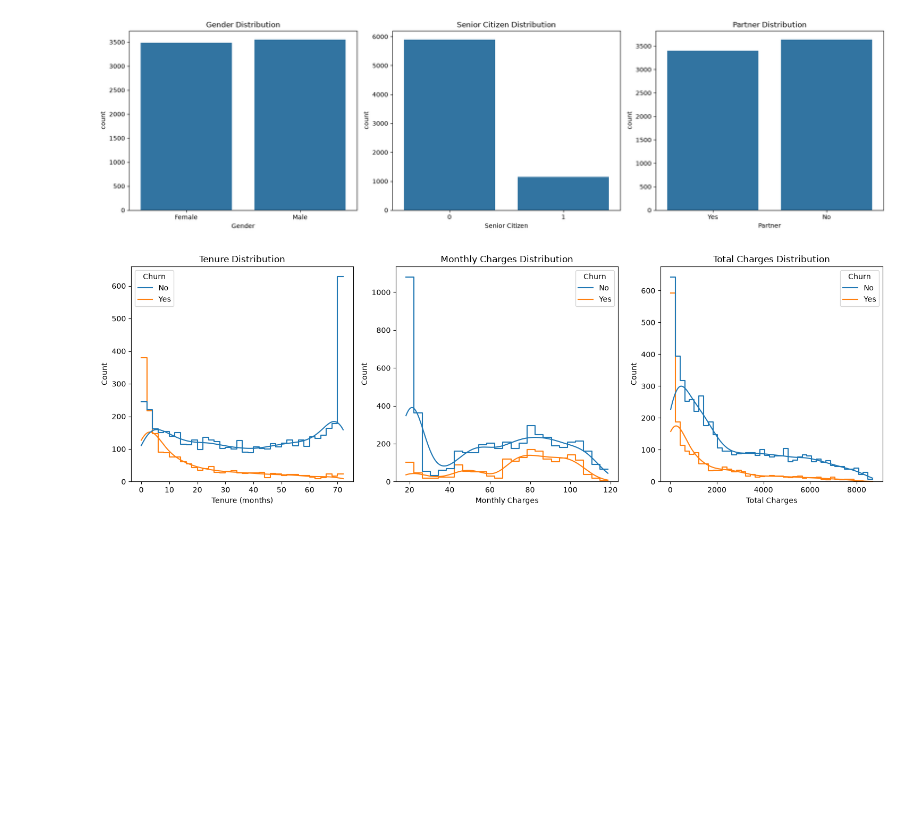
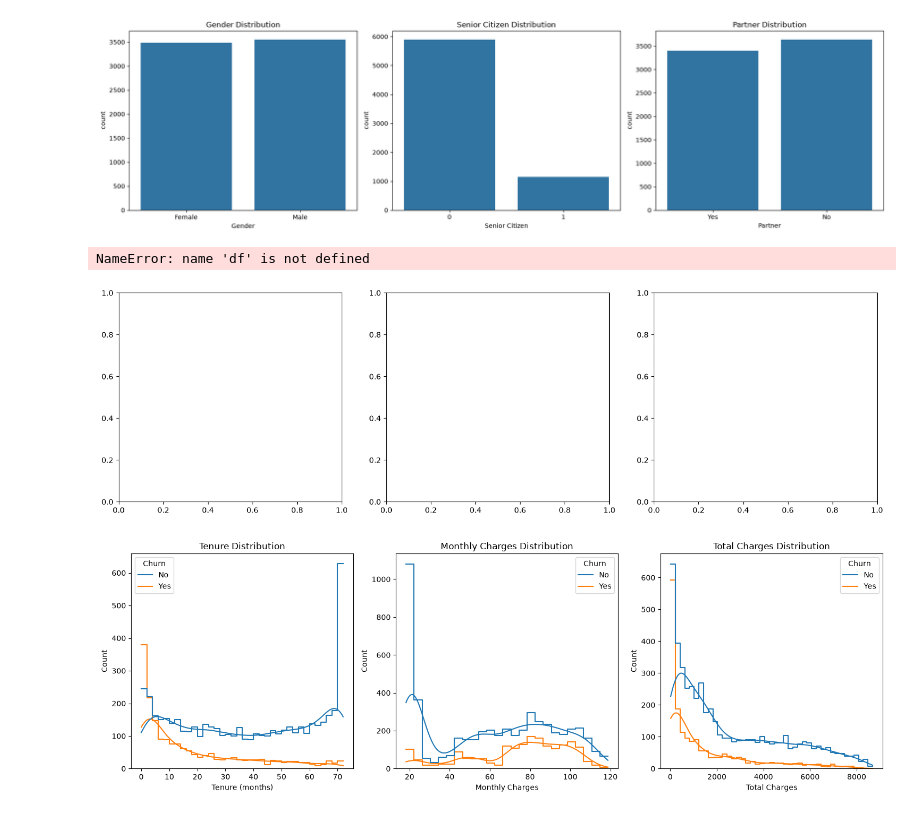
Before and after one commit to reda-guemry/telco-customer-segmentation-churn, a Jupyter notebook: notebooks/02_data_visualization.ipynb, the cells around one changed output. Drawn from its saved outputs; the diff is of its cells as text; code cells hidden in the pictures; blank space fills up the shorter version.

```diff
--- a/notebooks/02_data_visualization.ipynb
+++ b/notebooks/02_data_visualization.ipynb
@@ -44,6 +46,29 @@ axes[2].set_xlabel('Partner')
 plt.tight_layout()
 # %% [output]
 [figure]
+# %%
+fig , axes = plt.subplots(1, 3, figsize=(18, 5))
+
+sns.histplot(data=df, x='tenure', bins=30, kde=True, ax=axes[0])
+plt.axvline(df['tenure'].mean(), color='r', linestyle='--', label='Mean')
+plt.axvline(df['tenure'].median(), color='g', linestyle='-', label='Median')
+axes[0].set_title('Tenure Distribution')
+axes[0].set_xlabel('Tenure (months)')
+
+sns.histplot(data=df, x='MonthlyCharges', bins=30, kde=True, ax=axes[1])
+plt.axvline(df['MonthlyCharges'].mean(), color='r', linestyle='--', label='Mean')
+plt.axvline(df['MonthlyCharges'].median(), color='g', linestyle='-', label='Median')
+axes[1].set_title('Monthly Charges Distribution')
+axes[1].set_xlabel('Monthly Charges ($)')
+
+sns.histplot(data=df, x='TotalCharges', bins=30, kde=True, ax=axes[2])
+plt.axvline(df['TotalCharges'].mean(), color='r', linestyle='--', label='Mean')
+plt.axvline(df['TotalCharges'].median(), color='g', linestyle='-', label='Median')
+axes[2].set_title('Total Charges Distribution')
+axes[2].set_xlabel('Total Charges ($)')
+# %% [output]
+NameError: name 'df' is not defined
+[figure, added]
 # %%
 fig, axes = plt.subplots(1, 3, figsize=(15, 5))
 
```
Also changed, not shown: parts of 1 cell of this notebook, 11 other files.
